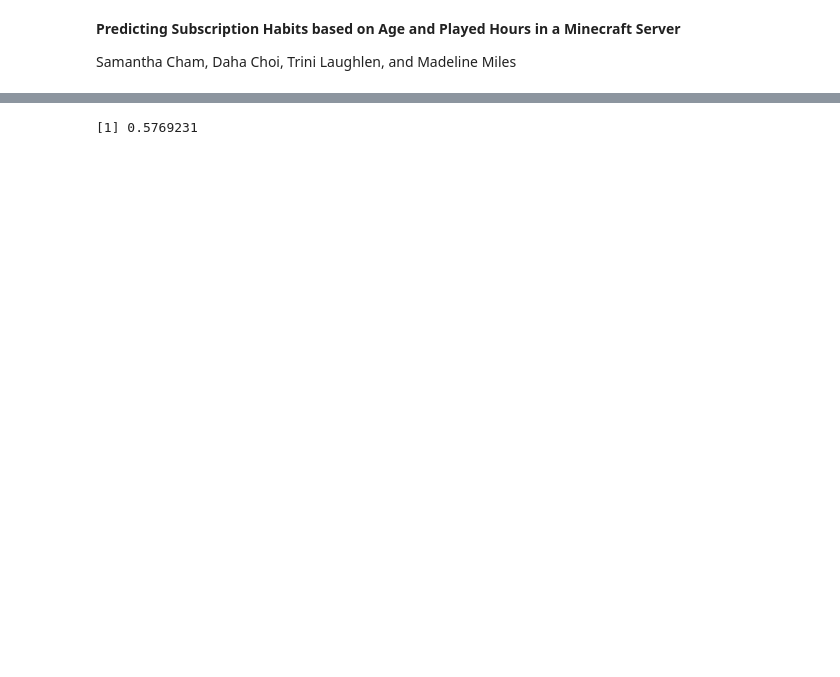
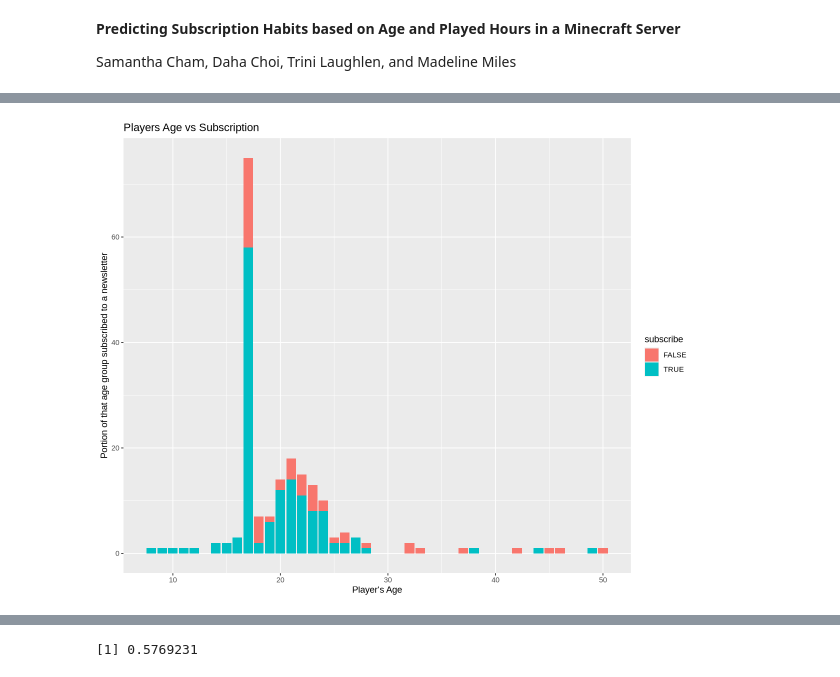
Before and after one commit to madeline1312/Dsci-100-Project, a Jupyter notebook: Final Project Report.ipynb, the cells around one changed output, grey strips where cells are left out. Cells and saved outputs as stored; diff of their text form; code cells hidden in the pictures; blank space fills up the shorter version.

```diff
--- a/Final Project Report.ipynb
+++ b/Final Project Report.ipynb
@@ -51,0 +92,10 @@ A tibble: 194 × 3
+# %%
+Age_plot<-players|>
+ggplot(aes(x=Age, fill=subscribe))+
+geom_bar()+
+labs(x="Player's Age", y="Portion of that age group subscribed to a newsletter",
+     colour="Subscribed to a game related newsletter?")+
+ggtitle("Players Age vs Subscription")
+Age_plot
+# %% [output]
+[figure, added]
```
Also changed, not shown: parts of 22 cells of this notebook.
